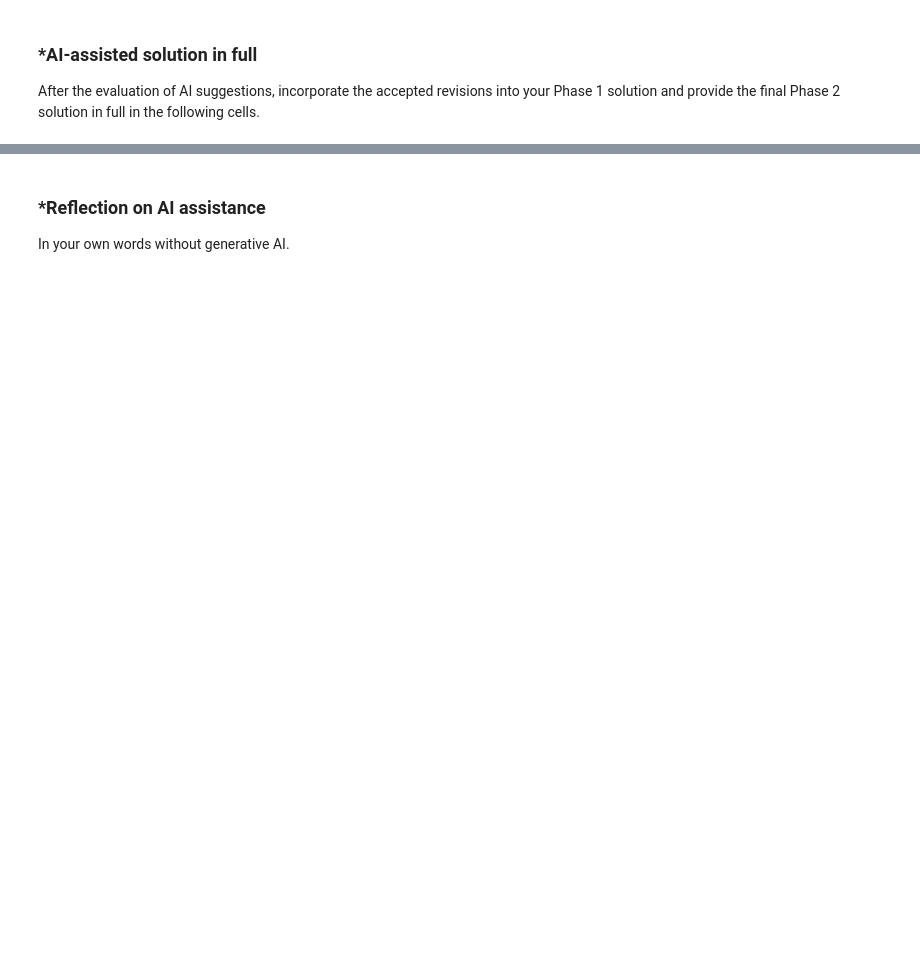
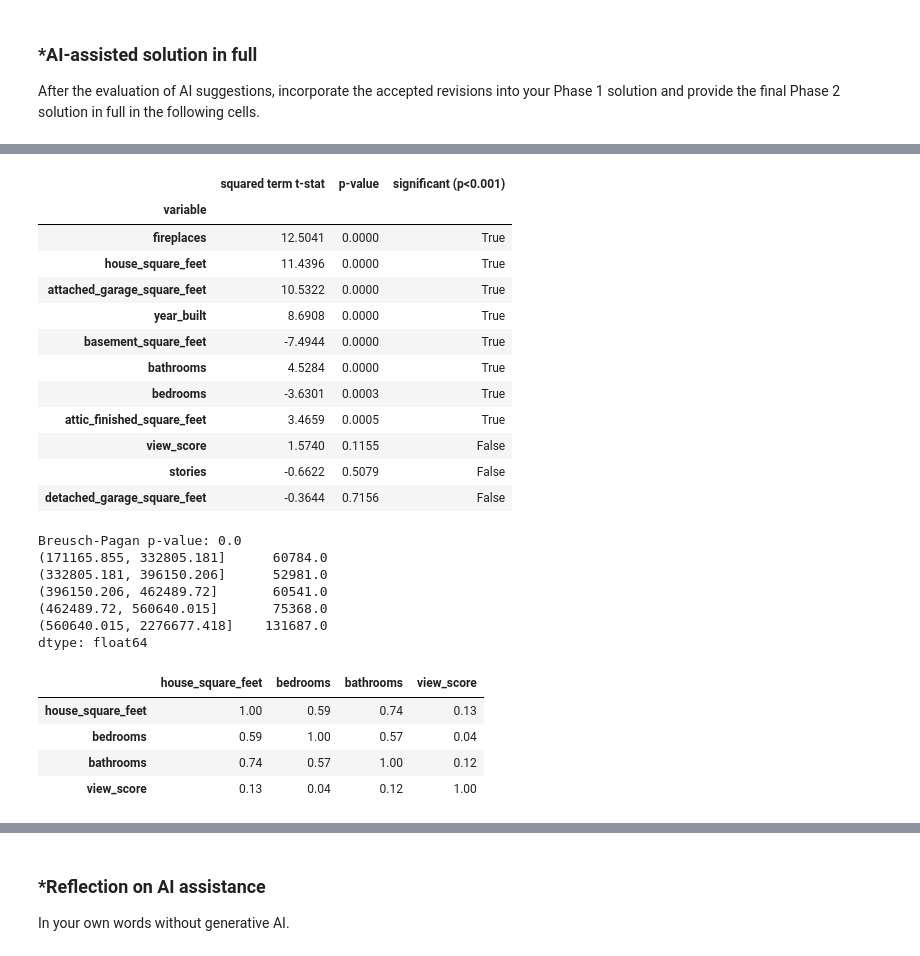
Before and after one commit to mahativedula/L02-hedonic-pricing, a Jupyter notebook: notebook.ipynb, the cells around one changed output, grey strips where cells are left out. Drawn from its saved outputs; the diff is of its cells as text; code cells hidden in the pictures; blank space fills up the shorter version.

```diff
--- a/notebook.ipynb
+++ b/notebook.ipynb
@@ -628,0 +990,10 @@ After the evaluation of AI suggestions, incorporate the accepted revisions into
+# %%
+# Implement an 80/20 train-test split
+from sklearn.model_selection import train_test_split
+
+X_train, X_test, y_train, y_test = train_test_split(
+    X, y, test_size=0.2, random_state=42
+)
+
+print("Train:", X_train.shape, y_train.shape)
+print("Test: ", X_test.shape, y_test.shape)
@@ -628,0 +1114,50 @@ After the evaluation of AI suggestions, incorporate the accepted revisions into
+# %%
+import statsmodels.api as sm
+
+# Squared-term test for nonlinearity
+base_const = sm.add_constant(X_train)
+rows = []
+for col in plot_columns:
+    Xq = base_const.copy()
+    Xq[col + "_sq"] = (X_train[col] - X_train[col].mean()) ** 2
+    fit = sm.OLS(y_train, Xq).fit()
+    rows.append({"variable": col,
+                 "squared term t-stat": fit.tvalues[col + "_sq"],
+                 "p-value": fit.pvalues[col + "_sq"]})
+nonlinearity = pd.DataFrame(rows).set_index("variable").sort_values("p-value")
+nonlinearity["significant (p<0.001)"] = nonlinearity["p-value"] < 0.001
+display(nonlinearity.round(4))
+
+# Heteroskedasticity: do errors grow with predicted price?
+ols = sm.OLS(y_train, base_const).fit()
+print("Breusch-Pagan p-value:", sm.stats.diagnostic.het_breuschpagan(ols.resid, base_const)[1])
+print(ols.resid.abs().groupby(pd.qcut(ols.fittedvalues, 5)).mean().round(0))
+
+# Correlations among key predictors (supports the Q6 interaction choices)
+display(X_train[['house_square_feet', 'bedrooms', 'bathrooms', 'view_score']].corr().round(2))
+# %% [output]
+|  | squared term t-stat | p-value | significant (p<0.001) |
+| variable |  |  |  |
+| fireplaces | 12.5041 | 0.0000 | True |
+| house_square_feet | 11.4396 | 0.0000 | True |
+| attached_garage_square_feet | 10.5322 | 0.0000 | True |
+| year_built | 8.6908 | 0.0000 | True |
+| basement_square_feet | -7.4944 | 0.0000 | True |
+| bathrooms | 4.5284 | 0.0000 | True |
+| bedrooms | -3.6301 | 0.0003 | True |
+| attic_finished_square_feet | 3.4659 | 0.0005 | True |
+| view_score | 1.5740 | 0.1155 | False |
+| stories | -0.6622 | 0.5079 | False |
+| detached_garage_square_feet | -0.3644 | 0.7156 | False |
+Breusch-Pagan p-value: 0.0
+(171165.855, 332805.181]      60784.0
+(332805.181, 396150.206]      52981.0
+(396150.206, 462489.72]       60541.0
+(462489.72, 560640.015]       75368.0
+(560640.015, 2276677.418]    131687.0
+dtype: float64
+|  | house_square_feet | bedrooms | bathrooms | view_score |
+| house_square_feet | 1.00 | 0.59 | 0.74 | 0.13 |
+| bedrooms | 0.59 | 1.00 | 0.57 | 0.04 |
+| bathrooms | 0.74 | 0.57 | 1.00 | 0.12 |
+| view_score | 0.13 | 0.04 | 0.12 | 1.00 |
```
Also changed, not shown: parts of 37 cells of this notebook.
